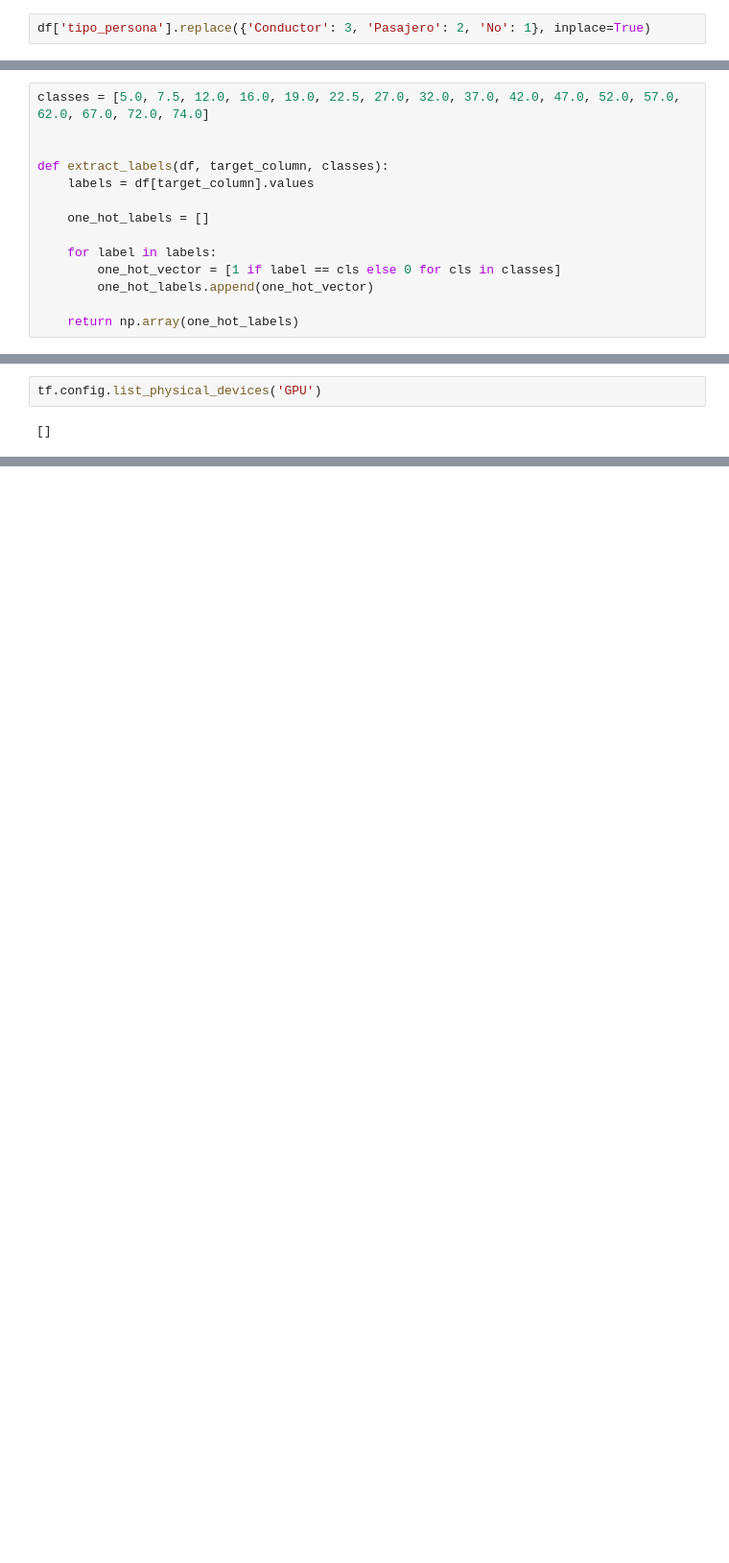
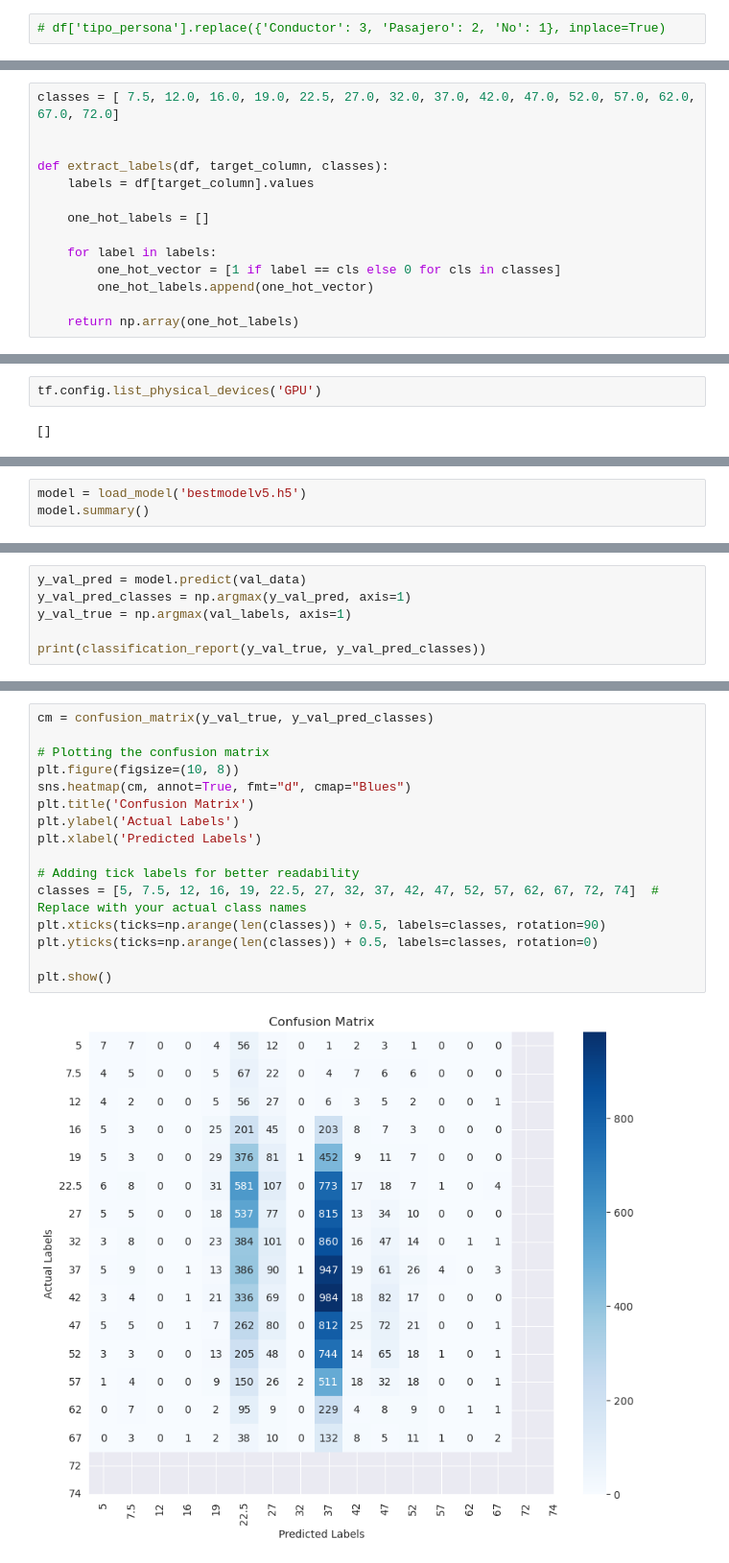
Before and after one commit to lucaramirezo/Traffic-Network-Transparency, a Jupyter notebook: IA_Edad.ipynb, the cells around one changed output, grey strips where cells are left out. Shown at 96% size. Cells and saved outputs as stored; diff of their text form; blank space fills up the shorter version.

Commit message:
Añadido visualización a IA_edad

```diff
--- a/IA_Edad.ipynb
+++ b/IA_Edad.ipynb
@@ -25,7 +46,7 @@ df['sexo'].replace({'M': 0, 'H': 1}, inplace=True)
 # %%
 df['fugado'].replace({'No': 0, 'Si': 1}, inplace=True)
 # %%
-df['tipo_persona'].replace({'Conductor': 3, 'Pasajero': 2, 'No': 1}, inplace=True)
+# df['tipo_persona'].replace({'Conductor': 3, 'Pasajero': 2, 'No': 1}, inplace=True)
 # %%
 # El criterio según la fuente de datos es que si es None es nada, de todas formas si fue ingresado debería existir registro
 # por lo que es muy raro el caso contrario
@@ -229,7 +228,7 @@ train_df, val_df = train_test_split(df_ex_predict, test_size=0.2, random_state=1
 # train_df.pop('cod_lesividad')
 # val_df.pop('cod_lesividad')
 # %%
-classes = [5.0, 7.5, 12.0, 16.0, 19.0, 22.5, 27.0, 32.0, 37.0, 42.0, 47.0, 52.0, 57.0, 62.0, 67.0, 72.0, 74.0]
+classes = [ 7.5, 12.0, 16.0, 19.0, 22.5, 27.0, 32.0, 37.0, 42.0, 47.0, 52.0, 57.0, 62.0, 67.0, 72.0]
 
 
 def extract_labels(df, target_column, classes):
@@ -370,0 +411,3 @@ tf.config.list_physical_devices('GPU')
+# %%
+model = load_model('bestmodelv5.h5')
+model.summary()
@@ -370,0 +432,6 @@ tf.config.list_physical_devices('GPU')
+# %%
+y_val_pred = model.predict(val_data)
+y_val_pred_classes = np.argmax(y_val_pred, axis=1)
+y_val_true = np.argmax(val_labels, axis=1)
+
+print(classification_report(y_val_true, y_val_pred_classes))
@@ -370,0 +456,18 @@ tf.config.list_physical_devices('GPU')
+# %%
+cm = confusion_matrix(y_val_true, y_val_pred_classes)
+
+# Plotting the confusion matrix
+plt.figure(figsize=(10, 8))
+sns.heatmap(cm, annot=True, fmt="d", cmap="Blues")
+plt.title('Confusion Matrix')
+plt.ylabel('Actual Labels')
+plt.xlabel('Predicted Labels')
+
+# Adding tick labels for better readability
+classes = [5, 7.5, 12, 16, 19, 22.5, 27, 32, 37, 42, 47, 52, 57, 62, 67, 72, 74]  # Replace with your actual class names
+plt.xticks(ticks=np.arange(len(classes)) + 0.5, labels=classes, rotation=90)
+plt.yticks(ticks=np.arange(len(classes)) + 0.5, labels=classes, rotation=0)
+
+plt.show()
+# %% [output]
+[figure, added]
```
Also changed, not shown: parts of 24 cells of this notebook.
